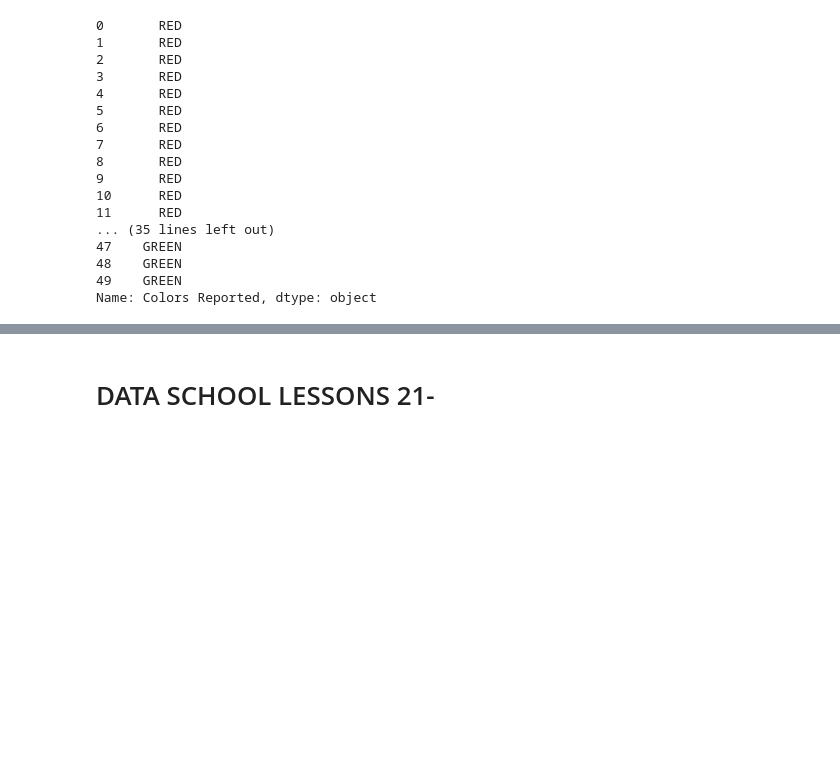
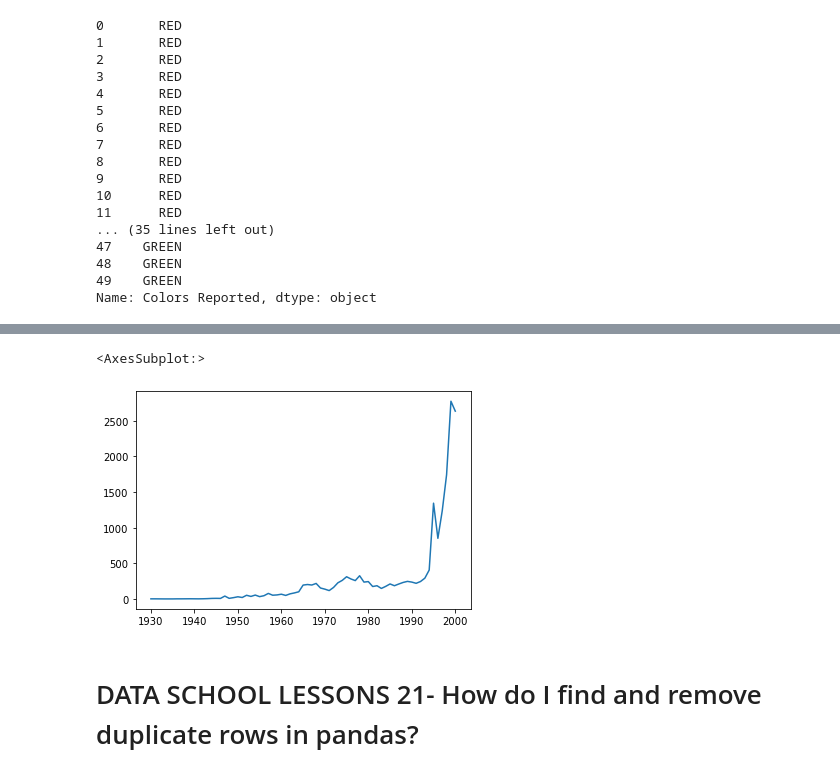
Before and after one commit to 123nikolaygogol/DATA-SCHOOL-PANDAS, a Jupyter notebook: DATA SCHOOL-PANDAS.ipynb, the cells around one changed output, grey strips where cells are left out. Saved outputs shown, nothing was run; the diff lists cells and outputs as text; code cells hidden in the pictures; blank space fills up the shorter version.

```diff
--- a/DATA SCHOOL-PANDAS.ipynb
+++ b/DATA SCHOOL-PANDAS.ipynb
@@ -1584,0 +2562,3 @@ Name: Colors Reported, dtype: object
+# %%
+#import pandas as pd
+ufo = pd.read_csv("http://bit.ly/uforeports")
@@ -1584,0 +2612,5 @@ Name: Colors Reported, dtype: object
+# %%
+ufo["Time"] = pd.to_datetime(ufo["Time"])
+#String yöntemler bir yana, pandasın to_datetime() metodu ile tarihsel verilerde pek çok kolaylık ve işlem yapılabildiği için
+#string metotlarıyla uğraşmak yerine zaman içeren sütunları to_datetime() ile datetime formatına çeviriyoruz.
+#Artık ufo DataFrame indeki Time sütununun data type ı object yani string değil datetime dır.
@@ -1584,0 +2746,3 @@ Name: Colors Reported, dtype: object
+# %%
+ufo["Year"] = ufo["Time"].dt.year
+#ufo DataFrame inin Time sütunundaki yıllardan bir Series oluşturduk ve aynı DataFrame e Year sütunu olarak bu Series ı ekledik.
@@ -1585,2 +2774,8 @@ Name: Colors Reported, dtype: object
+# %%
+ufo["Year"].value_counts().sort_index().plot()
+#Yazdığımız son kodun plotuna baktık.
+# %% [output]
+<AxesSubplot:>
+[figure, added]
 # %% [markdown]
-# DATA SCHOOL LESSONS 21-
+# DATA SCHOOL LESSONS 21- How do I find and remove duplicate rows in pandas?
```
Also changed, not shown: parts of 142 cells of this notebook.
